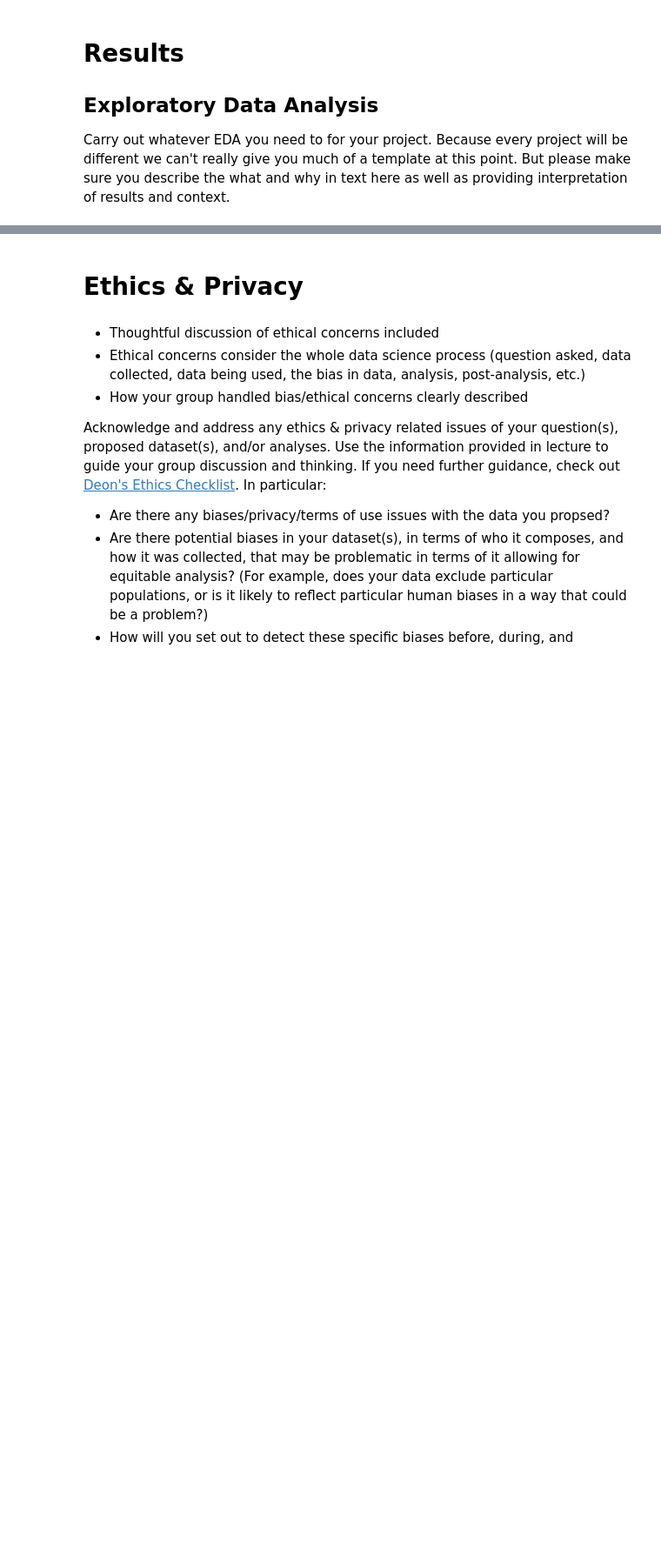
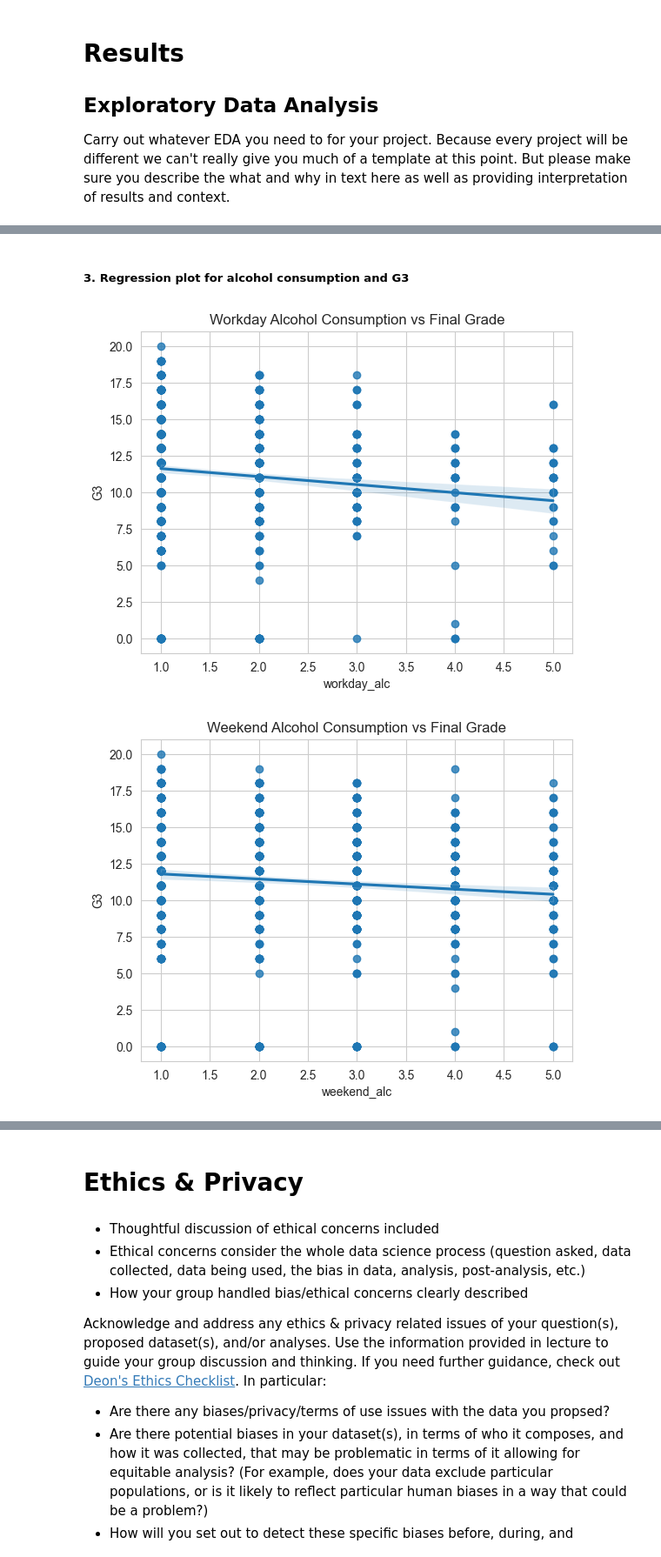
Before and after one commit to COGS108/Group088_WI24, a Jupyter notebook: EDACheckpoint_Group088_WI24.ipynb, the cells around one changed output, grey strips where cells are left out. Shown at 87% size. Drawn from its saved outputs; the diff is of its cells as text; code cells hidden in the pictures; blank space fills up the shorter version.

```diff
--- a/EDACheckpoint_Group088_WI24.ipynb
+++ b/EDACheckpoint_Group088_WI24.ipynb
@@ -194,0 +347,13 @@ Carry out whatever EDA you need to for your project.  Because every project will
+# %% [markdown]
+##### 3. Regression plot for alcohol consumption and G3
+# %%
+sns.regplot(data=df, x='workday_alc', y='G3')
+plt.title("Workday Alcohol Consumption vs Final Grade")
+plt.show()
+
+sns.regplot(data=df, x='weekend_alc', y='G3')
+plt.title("Weekend Alcohol Consumption vs Final Grade")
+plt.show()
+# %% [output]
+[figure, added]
+[figure, added]
```
Also changed, not shown: parts of 47 cells of this notebook.
